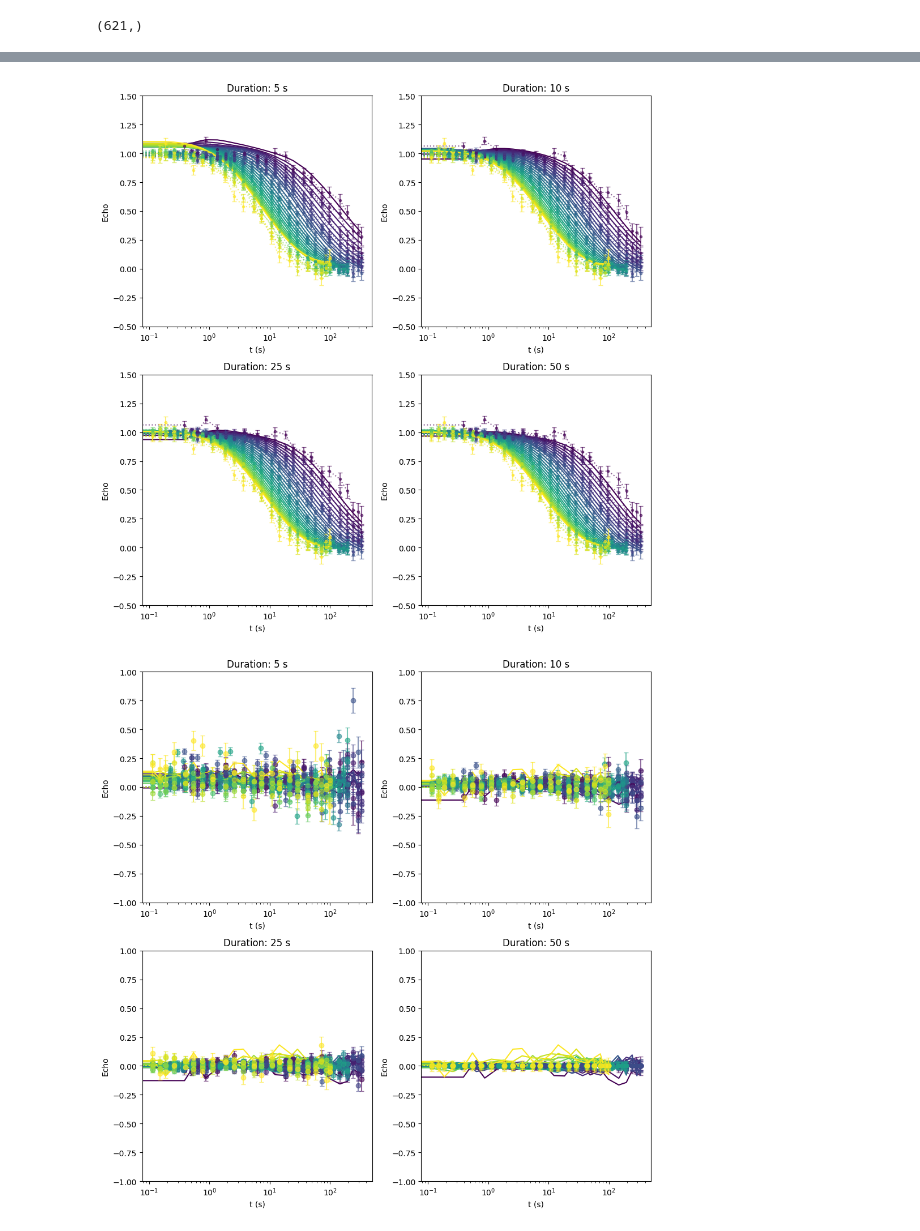
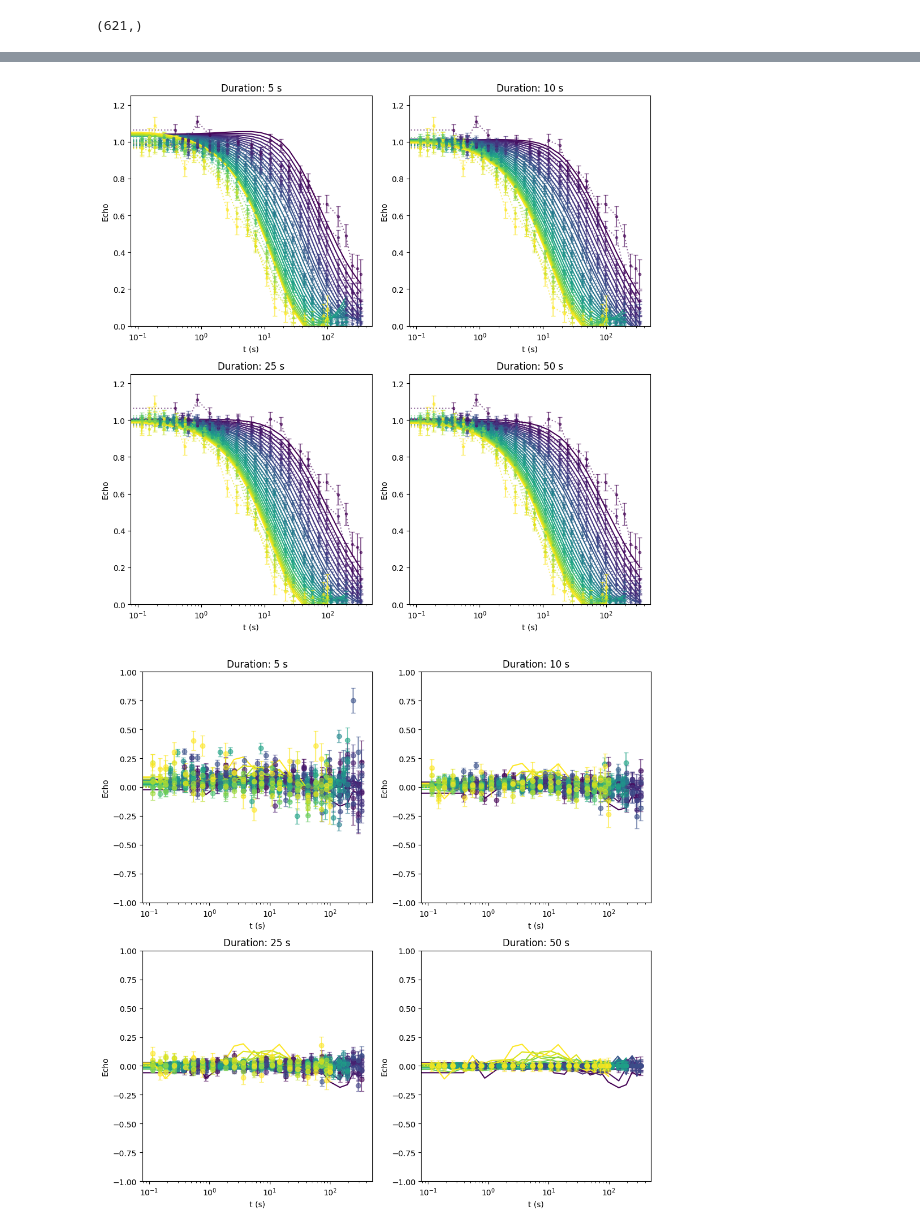
Before and after one commit to ch-tung/MLSR, a Jupyter notebook: spinecho/test_IN15.ipynb, the cells around one changed output, grey strips where cells are left out. Cells and saved outputs as stored; diff of their text form; code cells hidden in the pictures.

```diff
--- a/spinecho/test_IN15.ipynb
+++ b/spinecho/test_IN15.ipynb
@@ -214,7 +214,7 @@ for i, duration in enumerate(duration_list):
     axs.append(ax)
     sqt_exp = sqt_list[i]
     sqt_exp_lt = sqt_list[3]  # Take every third element
-    delta_sqt_exp = sqt_err_list[i]/4
+    delta_sqt_exp = sqt_err_list[i]
     Q_obs = Q_flattened
     t_obs = t_flattened
     # # Append (Q=min(Q_obs), t=min(t_obs), sqt=1) to the observed data
@@ -232,15 +232,15 @@ for i, duration in enumerate(duration_list):
     lambda_ = 0.25
     mu_ = lambda_/2
 
-    N_Prony = 21
+    N_Prony = 15
     # list_tau_i = np.exp(np.linspace(-4,2,N_Prony))
-    list_tau_i = 10**(np.linspace(-2,3,N_Prony))
+    list_tau_i = 10**(np.linspace(1,4,N_Prony))
     # list_tau_i = np.linspace(0.05, 500, N_Prony)
     tau = np.array(list_tau_i)
-    bg_mode = False
+    bg_mode = True
 
     A_GPR, K_GPR, sqt_GPR = bayesian_inference(
-        sqt_exp, delta_sqt_exp, np.log(Q_obs), t_obs, np.log(Q_eval), t_eval, tau, mu_, lambda_, bg_mode=bg_mode
+        sqt_exp, delta_sqt_exp, np.log(Q_obs), t_obs, np.log(Q_eval), t_eval, tau, mu_, lambda_, bg_mode=bg_mode, sigma_scale = 0.5
     )
 
     sqt_GPR_obs = sqt_GPR[:len(sqt_exp)]
@@ -351,35 +351,36 @@ for i, duration in enumerate(duration_list):
 
     norm = mcolors.Normalize(vmin=unique_Q.min(), vmax=unique_Q.max())
     cmap_q = cm.get_cmap('viridis')
 
     for q in unique_Q:
         mask = Q_vals == q
         t_sorted_idx = np.argsort(t_vals[mask])
         t_sorted = t_vals[mask][t_sorted_idx]
         GPR_sorted = GPR_vals[mask][t_sorted_idx]
         exp_sorted = exp_vals[mask][t_sorted_idx]
         exp_sorted_lt = exp_vals_lt[mask][t_sorted_idx]
         exp_err_sorted = exp_vals_err[mask][t_sorted_idx]
         exp_err_sorted_lt = exp_vals_err_lt[mask][t_sorted_idx]
 
         color = cmap_q(norm(q))
         ax.plot(t_sorted, GPR_sorted, '-', label=f'GPR Q={q:.2f}', color=color)
         # ax.plot(t_sorted, exp_sorted, 'o', label=f'Exp Q={q:.2f}', alpha=0.6, color=color)
         ax.plot(t_sorted, exp_sorted_lt, ':', label=f'Exp LT Q={q:.2f}', alpha=0.6, color=color)
         ax.errorbar(t_sorted, exp_sorted_lt, yerr=exp_err_sorted_lt, fmt='.', alpha=0.6, color=color, capsize=3)
         # ax.errorbar(t_sorted, exp_sorted, yerr=exp_err_sorted, fmt='o', alpha=0.6, color=color, capsize=3)
 
     ax.set_xscale('log')
+    # ax.set_scale('log')
     ax.set_xlabel('t (s)')
     ax.set_ylabel('Echo')
     ax.set_title(f'Duration: {duration} s')
-    ax.set_ylim(-0.5, 1.5)
+    ax.set_ylim(0, 1.25)
 
     # ax.legend(ncol=2, fontsize=8, loc='upper right')
 
 plt.tight_layout()
 # %% [output]
-[figure, old version]
+[figure, new version]
 # %%
 # For each duration, make 2D curve plots for each unique Q
 fig2, axs2 = plt.subplots(2, 2, figsize=(10, 10))  # Assuming len(duration_list) == 4
@@ -429,4 +430,4 @@ for i, duration in enumerate(duration_list):
 
 plt.tight_layout()
 # %% [output]
-[figure, old version]
+[figure, new version]
```
Also changed, not shown: parts of 3 cells of this notebook, 1 other file.
